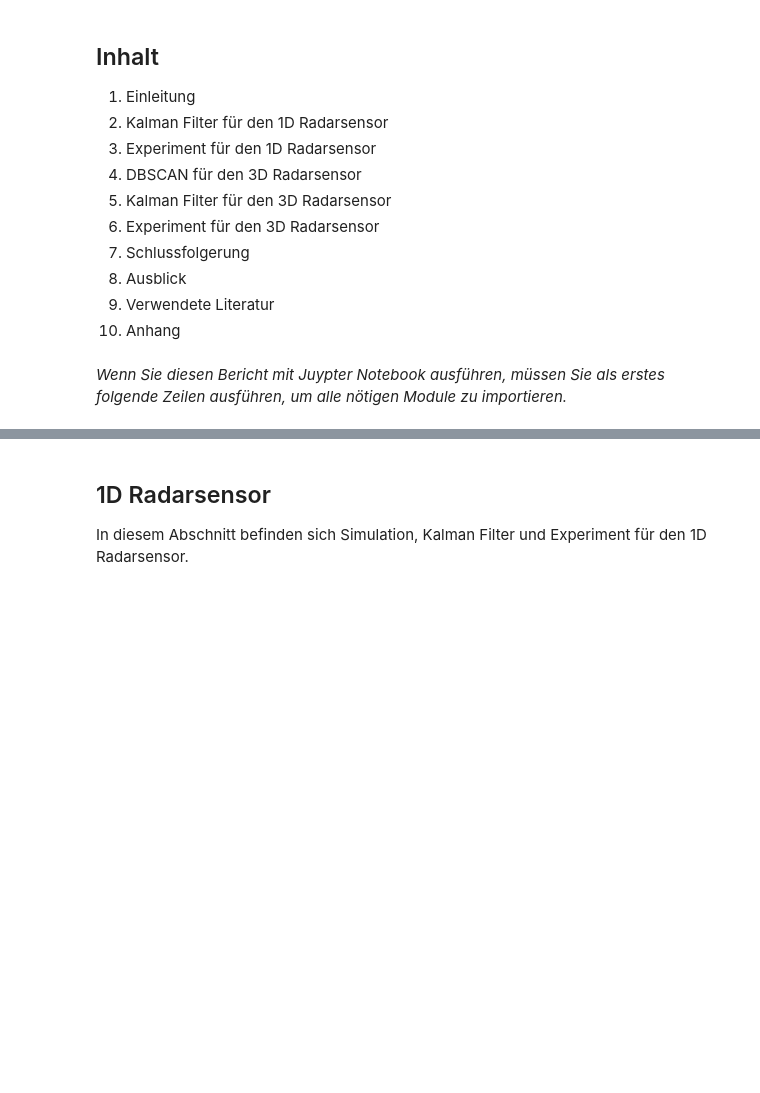
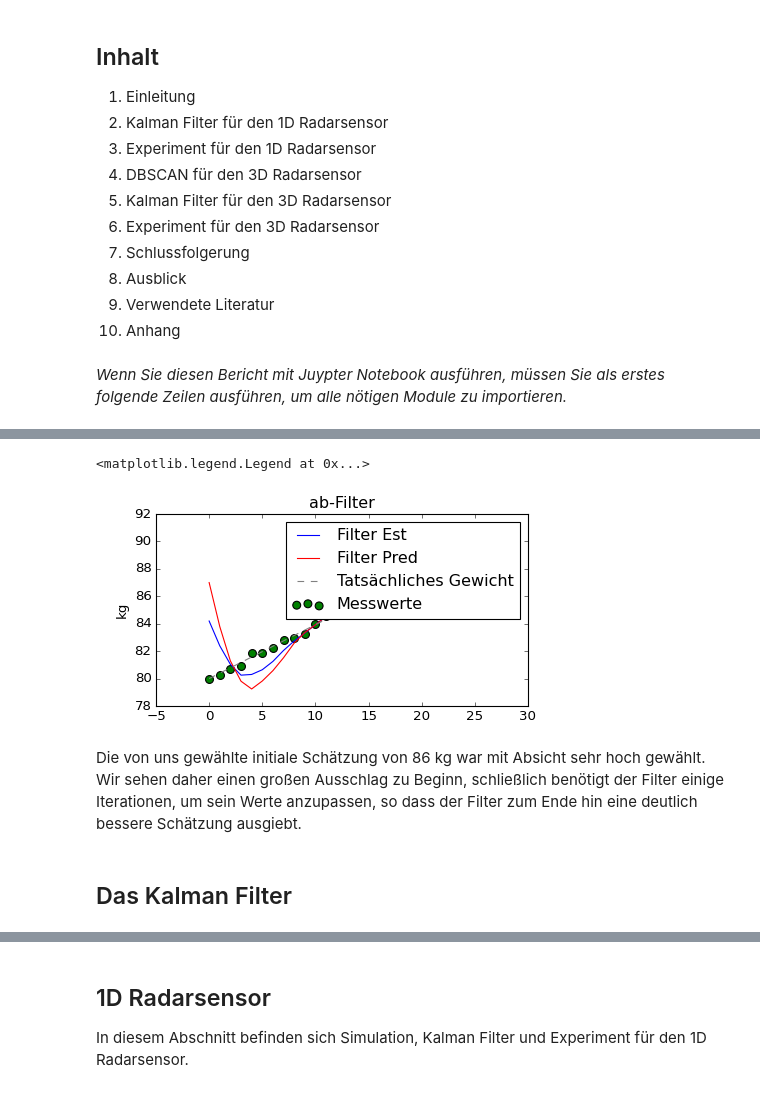
Before and after one commit to goseind/kalman-filter-dbscan, a Jupyter notebook: Abgabe/PML-Bericht.ipynb, the cells around one changed output, grey strips where cells are left out. Cells and saved outputs as stored; diff of their text form; code cells hidden in the pictures; blank space fills up the shorter version.

```diff
--- a/Abgabe/PML-Bericht.ipynb
+++ b/Abgabe/PML-Bericht.ipynb
@@ -43,0 +98,31 @@ Nach einer Einführung in maschinelles Lernen, war es unsere Aufgabe das Kalman
+# %%
+# Daten: Körpergewichte über n Tage verteilt gemessen
+count = 28
+def data_generator(x_0, dx, count, noise_factor):
+    return [x_0 + dx * i + np.random.randn() * noise_factor for i in range(count)]
+
+gewichte = data_generator(79.9, 0.4, count, 0.3) # kg
+#print(gewichte)
+zeitabstaende = [i for i in range(28)] # n Tage
+print()
+# Initialisierung und Ausführung des ab-Filters
+gewicht_filter = abFilter(x_0=86, dx=1, a=0.4, b=0.2, dt=1.)
+pr = gewicht_filter.step(values=gewichte)
+
+# Ploten der Filter Ergebnisse im Vergleich zu den den echten Werten
+fig, ax = plt.subplots(figsize=(6, 3))
+ax.plot(pr[0], label='Filter Est')
+ax.plot(pr[1], label='Filter Pred', color='r')
+ax.scatter(zeitabstaende, gewichte, s=50, facecolor='C1', edgecolor='k', label='Messwerte')
+ax.plot([0,count], [80., 91.], label='Tatsächliches Gewicht', linestyle='--', color='grey')
+ax.set_xlabel('t')
+ax.set_ylabel('kg')
+ax.set_title("ab-Filter")
+ax.legend()
+# %% [output]
+<matplotlib.legend.Legend at 0x...>
+[figure, added]
+# %% [markdown]
+Die von uns gewählte initiale Schätzung von 86 kg war mit Absicht sehr hoch gewählt. Wir sehen daher einen großen Ausschlag zu Beginn, schließlich benötigt der Filter einige Iterationen, um sein Werte anzupassen, so dass der Filter zum Ende hin eine deutlich bessere Schätzung ausgiebt.
+# %% [markdown]
+## Das Kalman Filter
```
Also changed, not shown: parts of 16 cells of this notebook, 1 other file.
